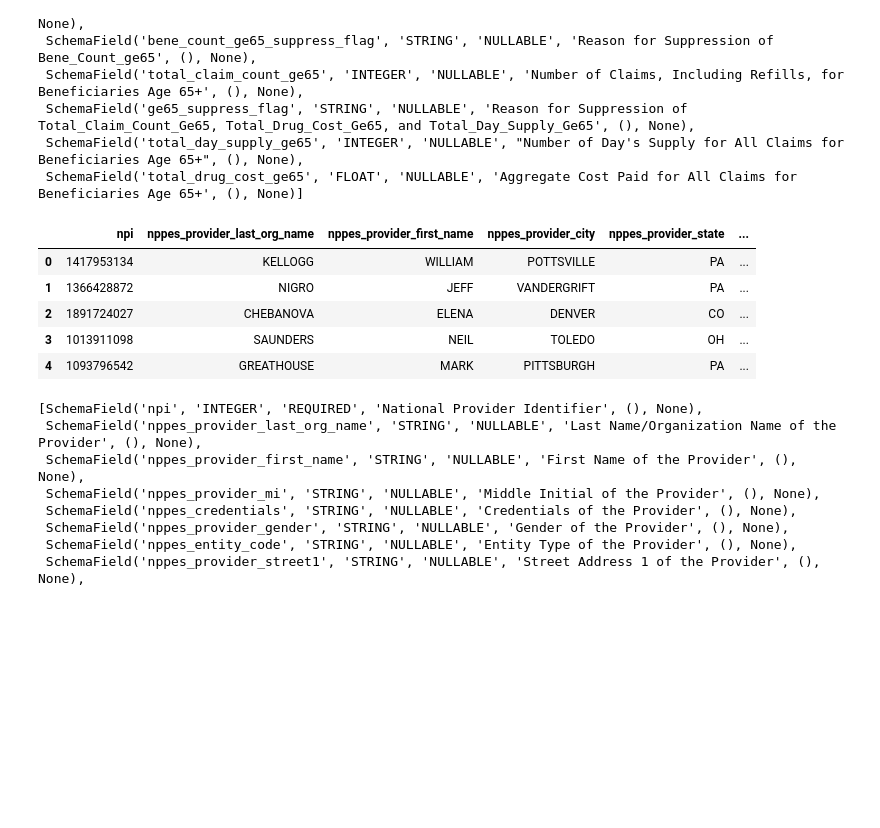
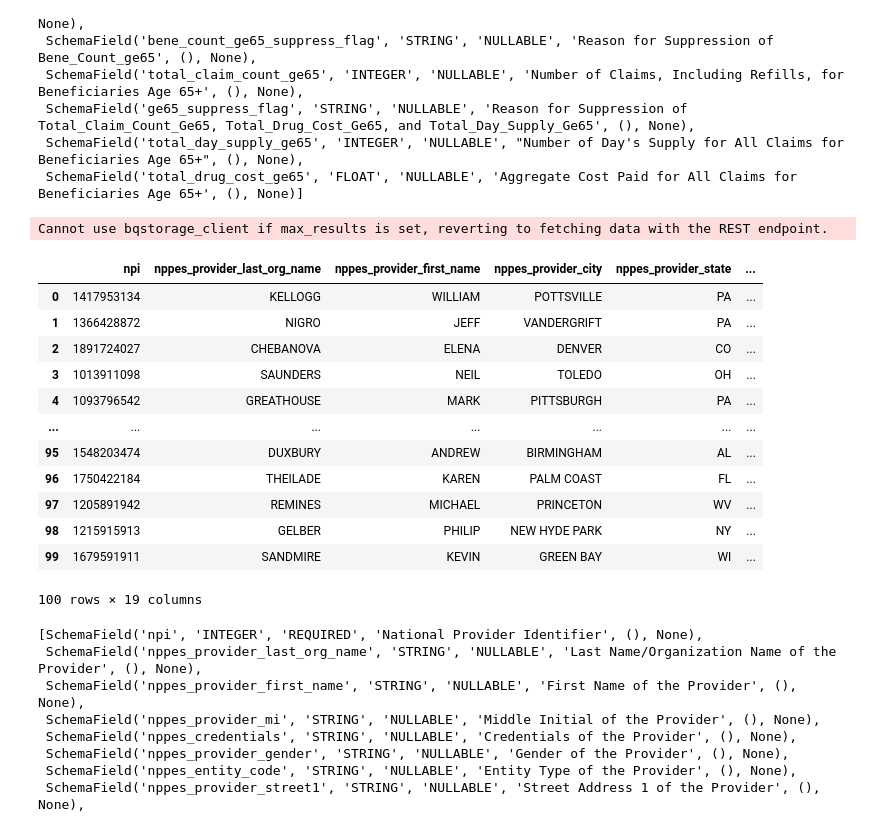
Before and after one commit to space-isa/medicare-data, a Jupyter notebook: src/medicare_data_analysis.ipynb, the cells around one changed output. Saved outputs shown, nothing was run; the diff lists cells and outputs as text; code cells hidden in the pictures; blank space fills up the shorter version.

```diff
--- a/src/medicare_data_analysis.ipynb
+++ b/src/medicare_data_analysis.ipynb
@@ -88,14 +92,22 @@ table_2014.schema
  SchemaField('total_day_supply_ge65', 'INTEGER', 'NULLABLE', "Number of Day's Supply for All Claims for Beneficiaries Age 65+", (), None),
  SchemaField('total_drug_cost_ge65', 'FLOAT', 'NULLABLE', 'Aggregate Cost Paid for All Claims for Beneficiaries Age 65+', (), None)]
 # %%
-client.list_rows(table_2014, max_results=5).to_dataframe()
+client.list_rows(table_2014, max_results=100).to_dataframe()
 # %% [output]
+Cannot use bqstorage_client if max_results is set, reverting to fetching data with the REST endpoint.
 |  | npi | nppes_provider_last_org_name | nppes_provider_first_name | nppes_provider_city | nppes_provider_state | ... |
 | 0 | 1417953134 | KELLOGG | WILLIAM | POTTSVILLE | PA | ... |
 | 1 | 1366428872 | NIGRO | JEFF | VANDERGRIFT | PA | ... |
 | 2 | 1891724027 | CHEBANOVA | ELENA | DENVER | CO | ... |
 | 3 | 1013911098 | SAUNDERS | NEIL | TOLEDO | OH | ... |
 | 4 | 1093796542 | GREATHOUSE | MARK | PITTSBURGH | PA | ... |
+| ... | ... | ... | ... | ... | ... | ... |
+| 95 | 1548203474 | DUXBURY | ANDREW | BIRMINGHAM | AL | ... |
+| 96 | 1750422184 | THEILADE | KAREN | PALM COAST | FL | ... |
+| 97 | 1205891942 | REMINES | MICHAEL | PRINCETON | WV | ... |
+| 98 | 1215915913 | GELBER | PHILIP | NEW HYDE PARK | NY | ... |
+| 99 | 1679591911 | SANDMIRE | KEVIN | GREEN BAY | WI | ... |
+100 rows × 19 columns
 # %%
 # Construct a reference to a given table
 table_ref = dataset_ref.table("physicians_and_other_supplier_2014")
```
Also changed, not shown: parts of 82 cells of this notebook, 15 other files.
